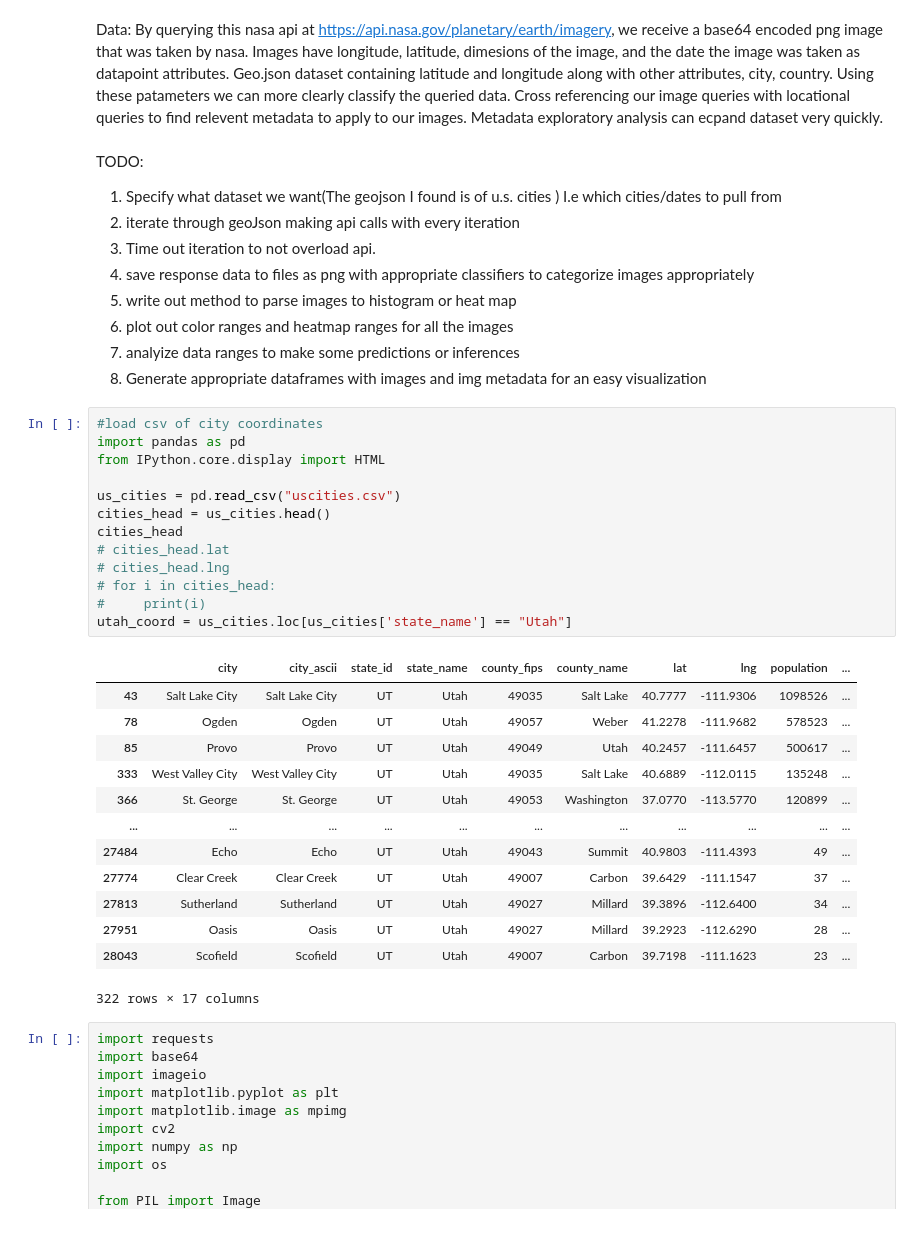
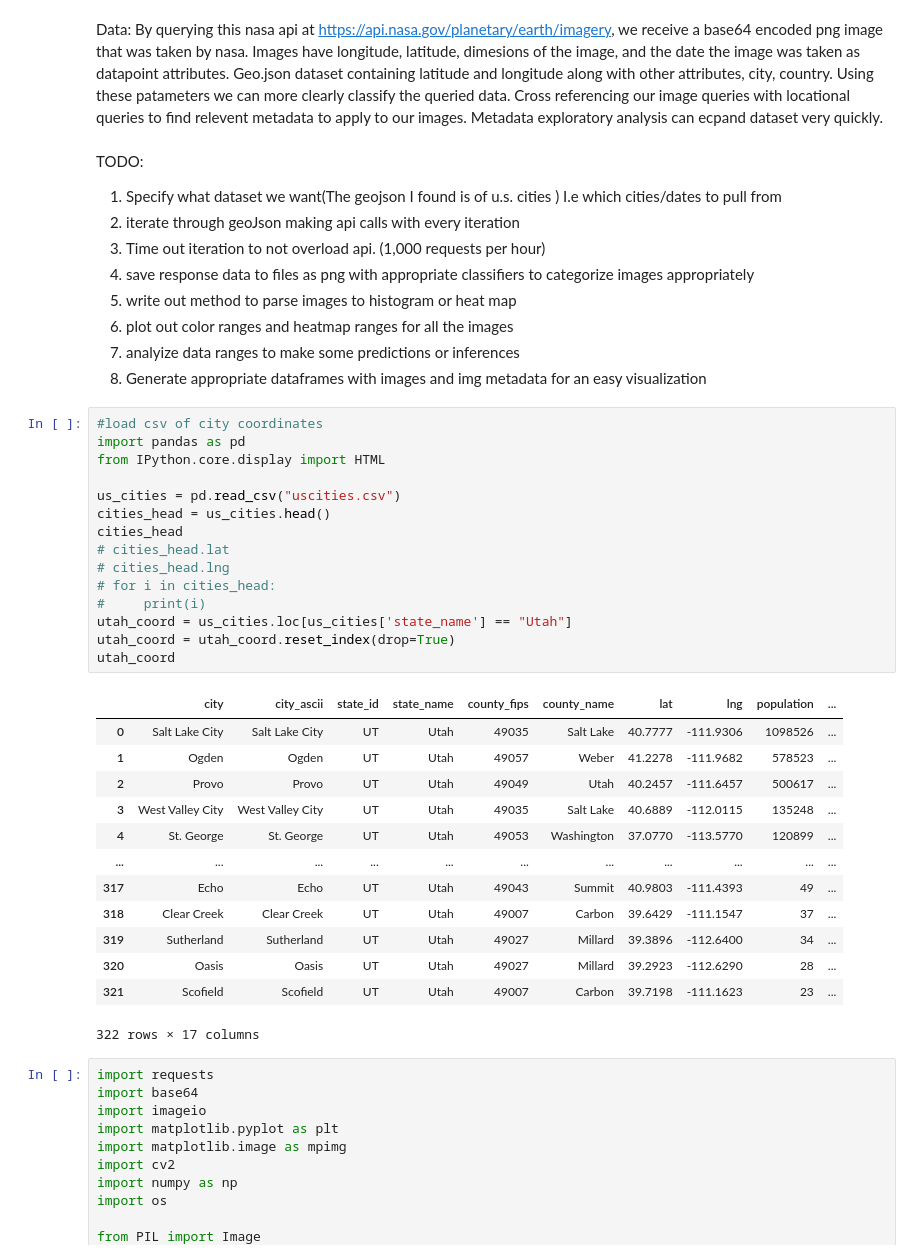
Before and after one commit to JSimonyan/SatteliteAnalysis, a Jupyter notebook: Project-info.ipynb, the cells around one changed output. Saved outputs shown, nothing was run; the diff lists cells and outputs as text.

```diff
--- a/Project-info.ipynb
+++ b/Project-info.ipynb
@@ -37,7 +37,7 @@ Data:
 TODO:
 1. Specify what dataset we want(The geojson I found is of u.s. cities ) I.e which cities/dates to pull from
 2. iterate through geoJson making api calls with every iteration
-3. Time out iteration to not overload api.
+3. Time out iteration to not overload api. (1,000 requests per hour)
 4. save response data to files as png with appropriate classifiers to categorize images appropriately
 5. write out method to parse images to histogram or heat map
 6. plot out color ranges and heatmap ranges for all the images
@@ -46,29 +46,31 @@ TODO:
 # %%
 #load csv of city coordinates
 import pandas as pd
 from IPython.core.display import HTML
 
 us_cities = pd.read_csv("uscities.csv")
 cities_head = us_cities.head()
 cities_head
 # cities_head.lat
 # cities_head.lng
 # for i in cities_head:
 #     print(i)
 utah_coord = us_cities.loc[us_cities['state_name'] == "Utah"]
+utah_coord = utah_coord.reset_index(drop=True)
+utah_coord
 # %% [output]
 |  | city | city_ascii | state_id | state_name | county_fips | county_name | lat | lng | population | ... |
-| 43 | Salt Lake City | Salt Lake City | UT | Utah | 49035 | Salt Lake | 40.7777 | -111.9306 | 1098526 | ... |
-| 78 | Ogden | Ogden | UT | Utah | 49057 | Weber | 41.2278 | -111.9682 | 578523 | ... |
-| 85 | Provo | Provo | UT | Utah | 49049 | Utah | 40.2457 | -111.6457 | 500617 | ... |
-| 333 | West Valley City | West Valley City | UT | Utah | 49035 | Salt Lake | 40.6889 | -112.0115 | 135248 | ... |
-| 366 | St. George | St. George | UT | Utah | 49053 | Washington | 37.0770 | -113.5770 | 120899 | ... |
+| 0 | Salt Lake City | Salt Lake City | UT | Utah | 49035 | Salt Lake | 40.7777 | -111.9306 | 1098526 | ... |
+| 1 | Ogden | Ogden | UT | Utah | 49057 | Weber | 41.2278 | -111.9682 | 578523 | ... |
+| 2 | Provo | Provo | UT | Utah | 49049 | Utah | 40.2457 | -111.6457 | 500617 | ... |
+| 3 | West Valley City | West Valley City | UT | Utah | 49035 | Salt Lake | 40.6889 | -112.0115 | 135248 | ... |
+| 4 | St. George | St. George | UT | Utah | 49053 | Washington | 37.0770 | -113.5770 | 120899 | ... |
 | ... | ... | ... | ... | ... | ... | ... | ... | ... | ... | ... |
-| 27484 | Echo | Echo | UT | Utah | 49043 | Summit | 40.9803 | -111.4393 | 49 | ... |
-| 27774 | Clear Creek | Clear Creek | UT | Utah | 49007 | Carbon | 39.6429 | -111.1547 | 37 | ... |
-| 27813 | Sutherland | Sutherland | UT | Utah | 49027 | Millard | 39.3896 | -112.6400 | 34 | ... |
-| 27951 | Oasis | Oasis | UT | Utah | 49027 | Millard | 39.2923 | -112.6290 | 28 | ... |
-| 28043 | Scofield | Scofield | UT | Utah | 49007 | Carbon | 39.7198 | -111.1623 | 23 | ... |
+| 317 | Echo | Echo | UT | Utah | 49043 | Summit | 40.9803 | -111.4393 | 49 | ... |
+| 318 | Clear Creek | Clear Creek | UT | Utah | 49007 | Carbon | 39.6429 | -111.1547 | 37 | ... |
+| 319 | Sutherland | Sutherland | UT | Utah | 49027 | Millard | 39.3896 | -112.6400 | 34 | ... |
+| 320 | Oasis | Oasis | UT | Utah | 49027 | Millard | 39.2923 | -112.6290 | 28 | ... |
+| 321 | Scofield | Scofield | UT | Utah | 49007 | Carbon | 39.7198 | -111.1623 | 23 | ... |
 322 rows × 17 columns
 # %%
 import requests
```
Also changed, not shown: 1 other file.
